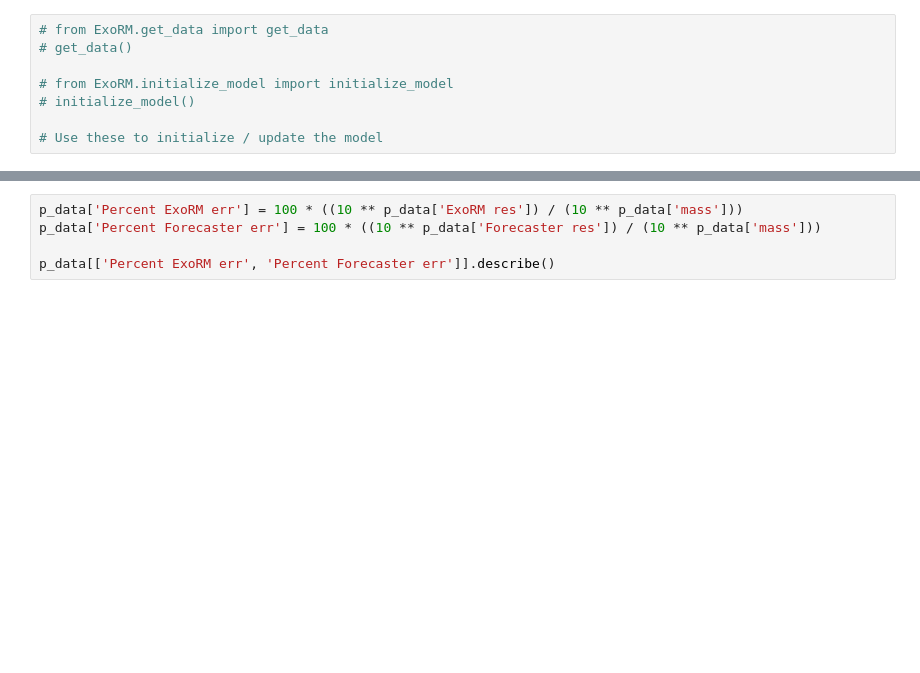
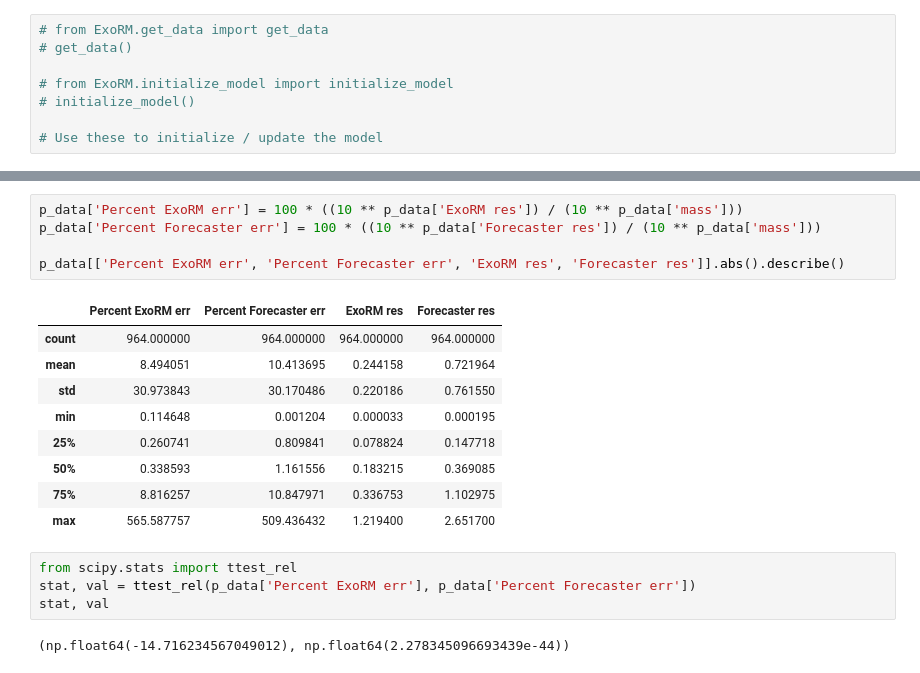
Before and after one commit to kzhu2099/ExoRM, a Jupyter notebook: deep_analysis.ipynb, the cells around one changed output, grey strips where cells are left out. Cells and saved outputs as stored; diff of their text form; blank space fills up the shorter version.

```diff
--- a/deep_analysis.ipynb
+++ b/deep_analysis.ipynb
@@ -172,7 +225,23 @@ p_data.head(10)
 # %%
 p_data['Percent ExoRM err'] = 100 * ((10 ** p_data['ExoRM res']) / (10 ** p_data['mass']))
 p_data['Percent Forecaster err'] = 100 * ((10 ** p_data['Forecaster res']) / (10 ** p_data['mass']))
 
-p_data[['Percent ExoRM err', 'Percent Forecaster err']].describe()
+p_data[['Percent ExoRM err', 'Percent Forecaster err', 'ExoRM res', 'Forecaster res']].abs().describe()
+# %% [output]
+|  | Percent ExoRM err | Percent Forecaster err | ExoRM res | Forecaster res |
+| count | 964.000000 | 964.000000 | 964.000000 | 964.000000 |
+| mean | 8.494051 | 10.413695 | 0.244158 | 0.721964 |
+| std | 30.973843 | 30.170486 | 0.220186 | 0.761550 |
+| min | 0.114648 | 0.001204 | 0.000033 | 0.000195 |
+| 25% | 0.260741 | 0.809841 | 0.078824 | 0.147718 |
+| 50% | 0.338593 | 1.161556 | 0.183215 | 0.369085 |
+| 75% | 8.816257 | 10.847971 | 0.336753 | 1.102975 |
+| max | 565.587757 | 509.436432 | 1.219400 | 2.651700 |
+# %%
+from scipy.stats import ttest_rel
+stat, val = ttest_rel(p_data['Percent ExoRM err'], p_data['Percent Forecaster err'])
+stat, val
+# %% [output]
+(np.float64(-14.716234567049012), np.float64(2.278345096693439e-44))
 # %%
 p_data['winner'].value_counts() / len(p_data)
```
Also changed, not shown: parts of 17 cells of this notebook.
